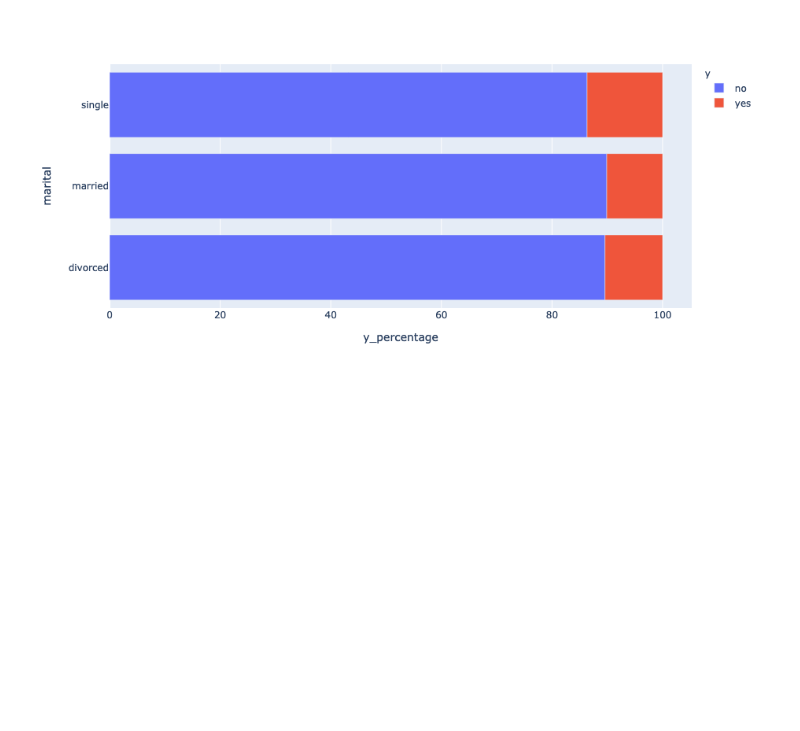
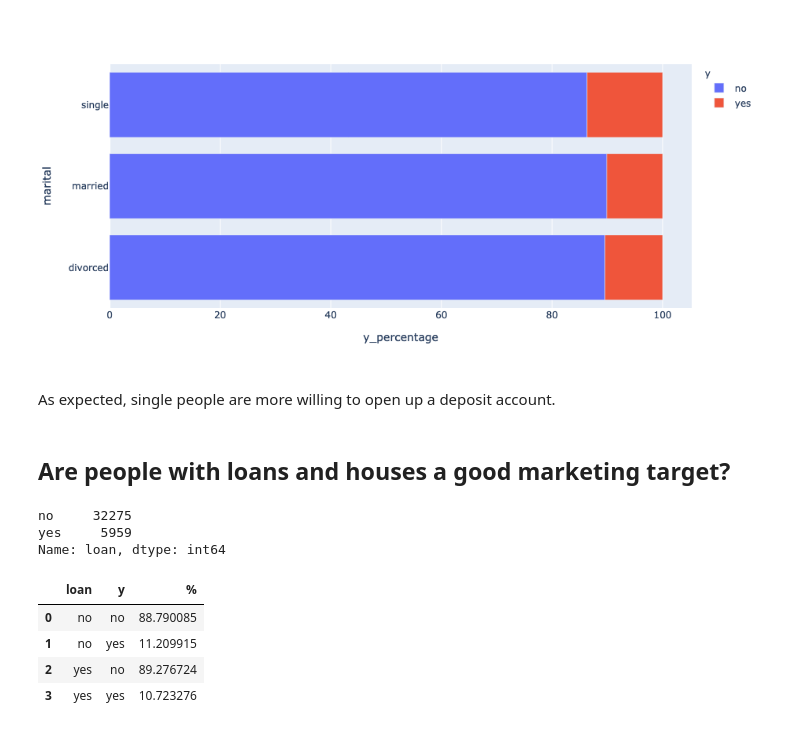
Before and after one commit to yosipa/demo_project, a Jupyter notebook: notebooks/eda&modeling.ipynb, the cells around one changed output. Saved outputs shown, nothing was run; the diff lists cells and outputs as text; code cells hidden in the pictures; blank space fills up the shorter version.

```diff
--- a/notebooks/eda&modeling.ipynb
+++ b/notebooks/eda&modeling.ipynb
@@ -131,3 +76,24 @@ fig = px.bar(stats_marital, x='y_percentage', y="marital", color="y", orientatio
 fig.show()
 # %% [output]
 [figure]
+# %% [markdown]
+As expected, single people are more willing to open up a deposit account.
+# %% [markdown]
+## Are people with loans and houses a good marketing target?
+# %%
+df.loan.value_counts()
+# %% [output]
+no     32275
+yes     5959
+Name: loan, dtype: int64
+# %%
+df_loan = df.groupby(['loan', 'y'])['y_count'].count()
+stats_loan = df_loan.groupby(level=0).apply(lambda x:100 * x / float(x.sum())).reset_index()
+stats_loan = stats_loan.rename(columns={"y_count": "%"})
+stats_loan
+# %% [output]
+|  | loan | y | % |
+| 0 | no | no | 88.790085 |
+| 1 | no | yes | 11.209915 |
+| 2 | yes | no | 89.276724 |
+| 3 | yes | yes | 10.723276 |
```
Also changed, not shown: parts of 30 cells of this notebook.
